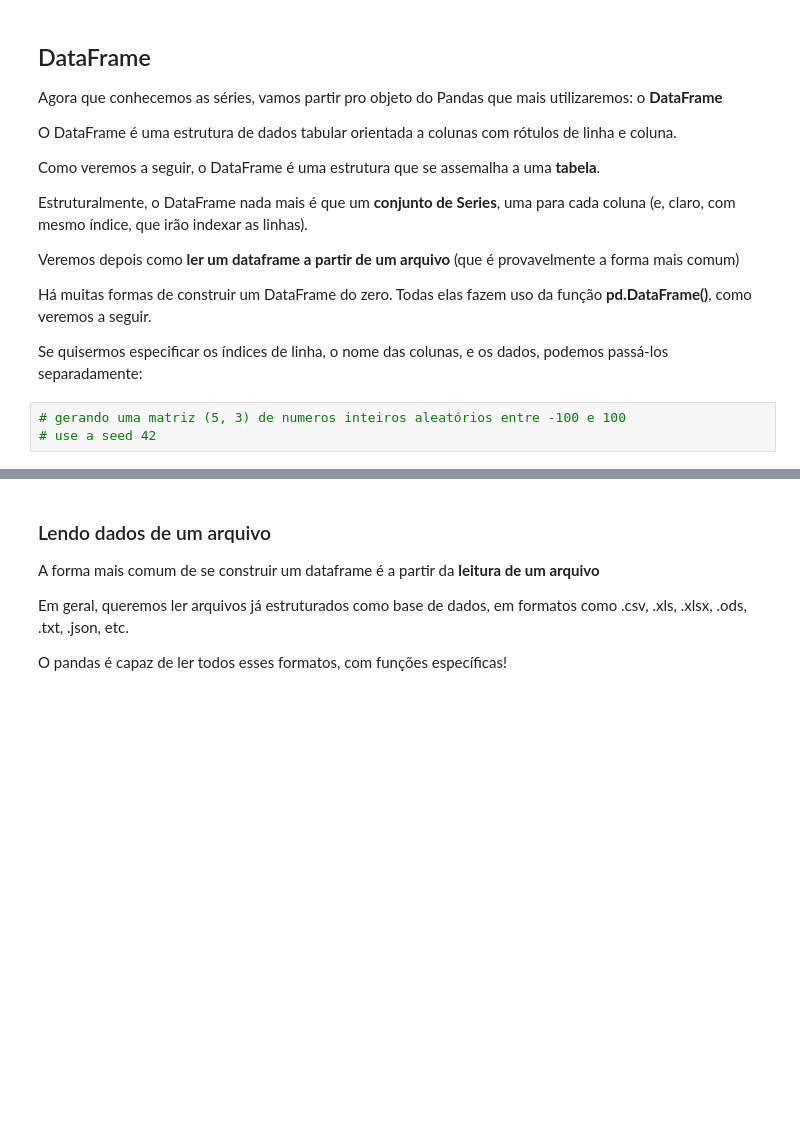
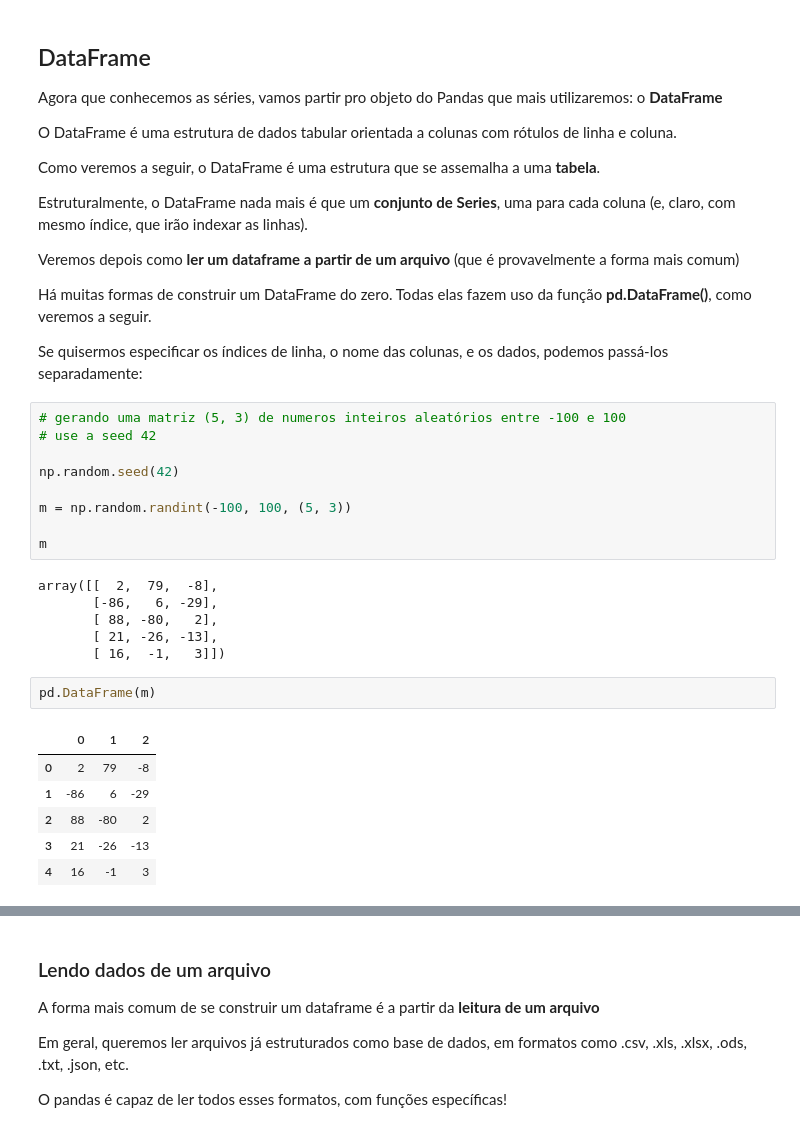
Before and after one commit to robertosgpontes/tec_prog_1, a Jupyter notebook: Pandas.ipynb, the cells around one changed output, grey strips where cells are left out. Drawn from its saved outputs; the diff is of its cells as text; blank space fills up the shorter version.

```diff
--- a/Pandas.ipynb
+++ b/Pandas.ipynb
@@ -82,3 +323,24 @@ Se quisermos especificar os índices de linha, o nome das colunas, e os dados, p
 # %%
 # gerando uma matriz (5, 3) de numeros inteiros aleatórios entre -100 e 100
 # use a seed 42
+
+np.random.seed(42)
+
+m = np.random.randint(-100, 100, (5, 3))
+
+m
+# %% [output]
+array([[  2,  79,  -8],
+       [-86,   6, -29],
+       [ 88, -80,   2],
+       [ 21, -26, -13],
+       [ 16,  -1,   3]])
+# %%
+pd.DataFrame(m)
+# %% [output]
+|  | 0 | 1 | 2 |
+| 0 | 2 | 79 | -8 |
+| 1 | -86 | 6 | -29 |
+| 2 | 88 | -80 | 2 |
+| 3 | 21 | -26 | -13 |
+| 4 | 16 | -1 | 3 |
```
Also changed, not shown: parts of 22 cells of this notebook.
